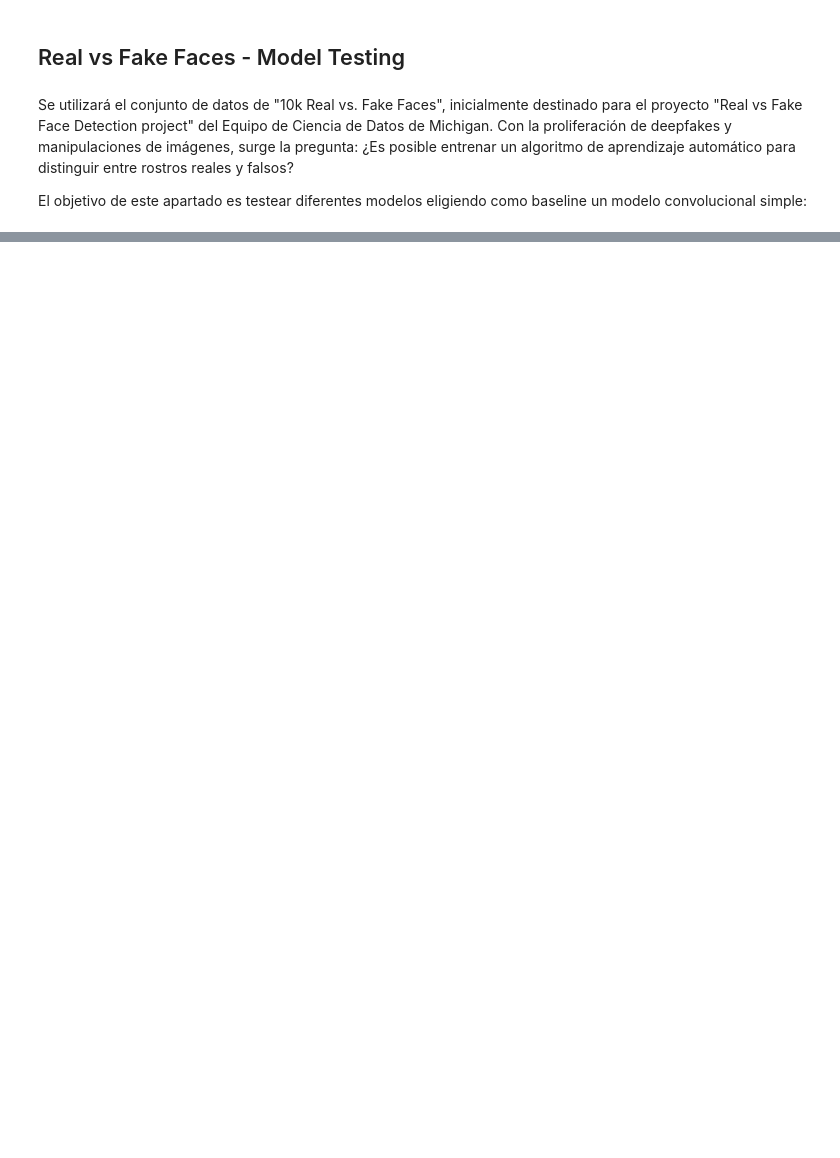
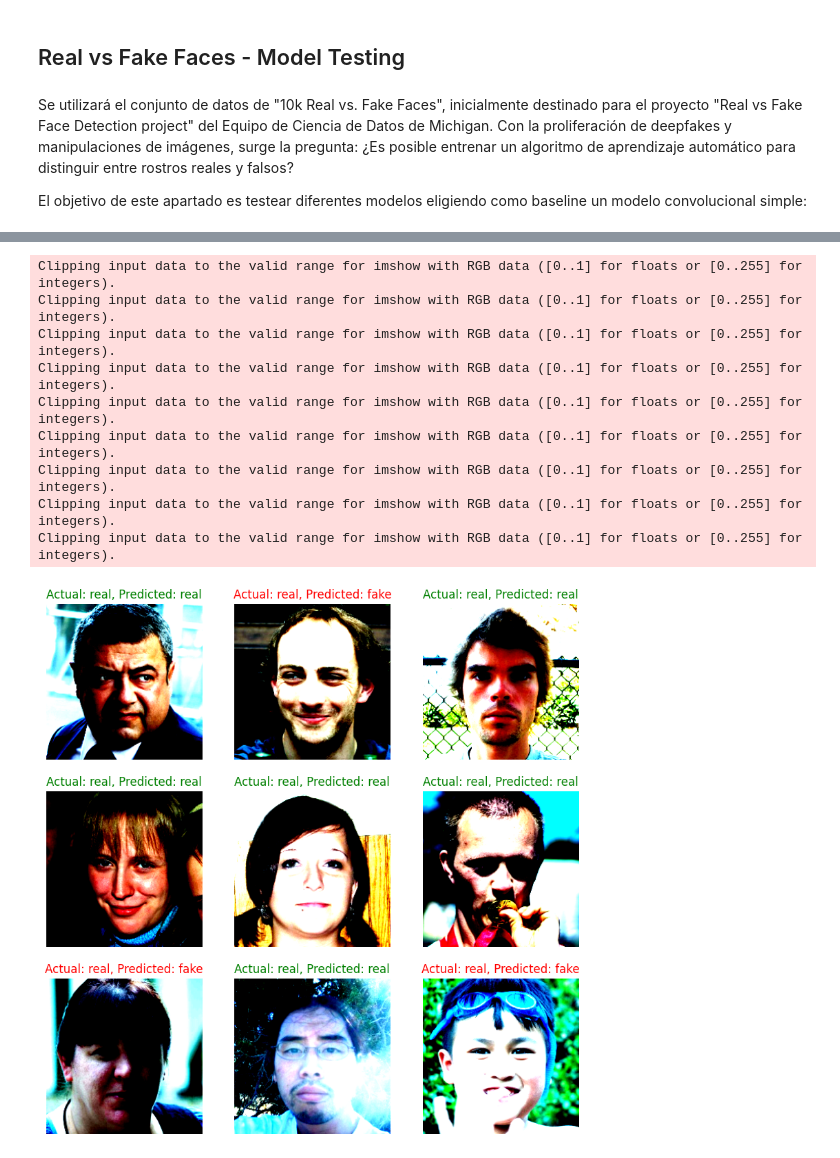
Before and after one commit to javierjosev/vision_computadora_ii-real_vs_fake_faces, a Jupyter notebook: notebooks/3.0-model-testing.ipynb, the cells around one changed output, grey strips where cells are left out. Saved outputs shown, nothing was run; the diff lists cells and outputs as text; code cells hidden in the pictures; blank space fills up the shorter version.

```diff
--- a/notebooks/3.0-model-testing.ipynb
+++ b/notebooks/3.0-model-testing.ipynb
@@ -71,7 +54,7 @@ valid_loader = DataLoader(valid_dataset, batch_size=32, shuffle=False)
 # %%
 # Generamos el device de uso
 # mps es para Macs con chip M1
-device = torch.device("mps" if torch.backends.mps.is_available() else "cpu")
+# device = torch.device("mps" if torch.backends.mps.is_available() else "cpu")
 
 # cuda es para device con Nvidia
-#device = torch.device("cuda" if torch.cuda.is_available() else "cpu")
+device = torch.device("cuda" if torch.cuda.is_available() else "cpu")
@@ -142,9 +190,9 @@ def evaluate_model(model,
 # %%
 # Definimos una función que plotee los resultados
 def plot_predictions(model,
-                     valid_loader = valid_loader,
+                     valid_loader,
                      label_map = {0: 'fake', 1: 'real'},
-                     device=device):
+                     device = device):
     plt.figure(figsize=(10, 10))
 
     images, labels = next(iter(valid_loader))
@@ -152,13 +200,15 @@ def plot_predictions(model,
     images = images.to(device)
     labels = labels.to(device)
     outputs = model(images)
-    _, predicted = torch.max(outputs, 1)
+    # _, predicted = torch.max(outputs, 1)
+    predicted = outputs
+    predicted_binary = [1 if value > 0.5 else 0 for value in predicted]
 
     for i in range(9):
         plt.subplot(3, 3, i + 1)
         plt.imshow(images[i].cpu().permute(1, 2, 0))
-        color = 'green' if predicted[i].item() == labels[i].item() else 'red'
-        plt.title(f'Actual: {label_map[labels[i].item()]}, Predicted: {label_map[predicted[i].item()]}', color=color)
+        color = 'green' if predicted_binary[i] == labels[i] else 'red'
+        plt.title(f'Actual: {label_map[int(labels[i])]}, Predicted: {label_map[predicted_binary[i]]}', color=color)
         plt.axis('off')
 
     plt.show()
@@ -219,0 +293,13 @@ weighted avg       0.82      0.82      0.81      3000
+# %%
+plot_predictions(simple_model, valid_loader)
+# %% [output]
+Clipping input data to the valid range for imshow with RGB data ([0..1] for floats or [0..255] for integers).
+Clipping input data to the valid range for imshow with RGB data ([0..1] for floats or [0..255] for integers).
+Clipping input data to the valid range for imshow with RGB data ([0..1] for floats or [0..255] for integers).
+Clipping input data to the valid range for imshow with RGB data ([0..1] for floats or [0..255] for integers).
+Clipping input data to the valid range for imshow with RGB data ([0..1] for floats or [0..255] for integers).
+Clipping input data to the valid range for imshow with RGB data ([0..1] for floats or [0..255] for integers).
+Clipping input data to the valid range for imshow with RGB data ([0..1] for floats or [0..255] for integers).
+Clipping input data to the valid range for imshow with RGB data ([0..1] for floats or [0..255] for integers).
+Clipping input data to the valid range for imshow with RGB data ([0..1] for floats or [0..255] for integers).
+[figure, added]
```
Also changed, not shown: parts of 25 cells of this notebook.
